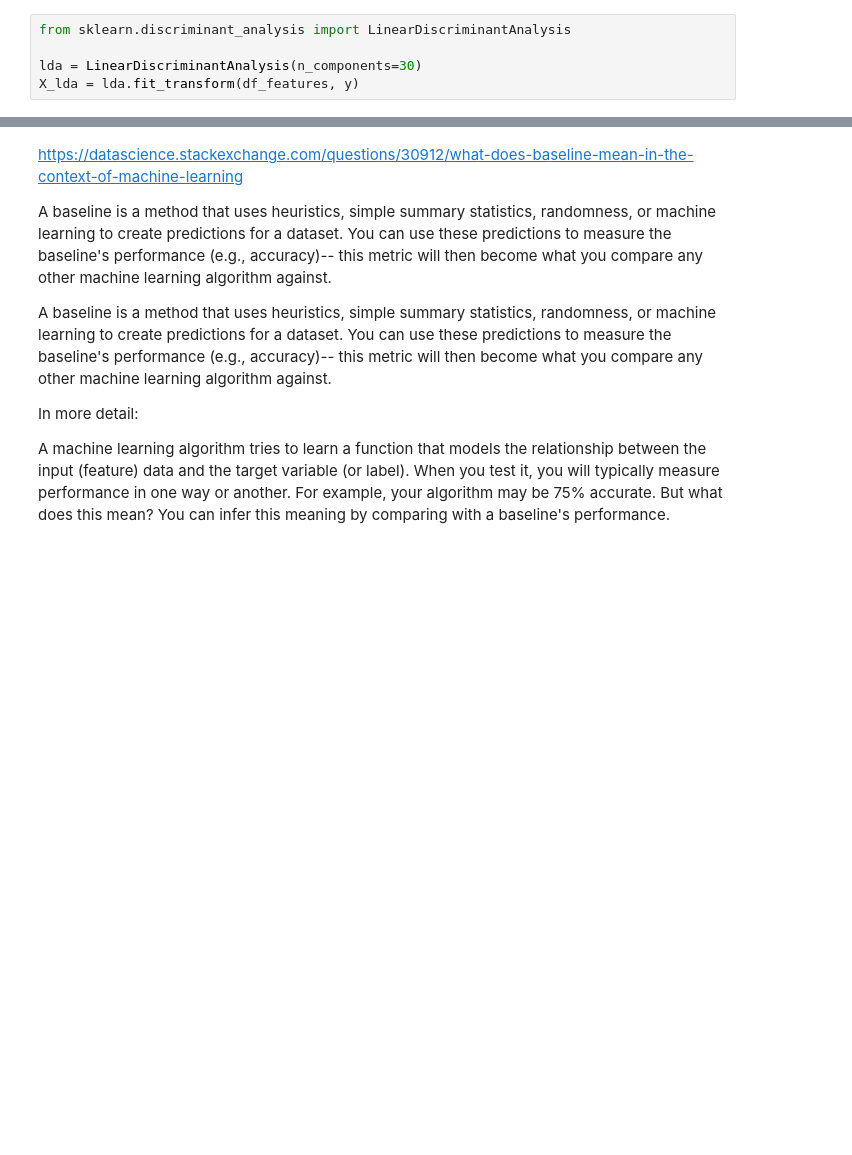
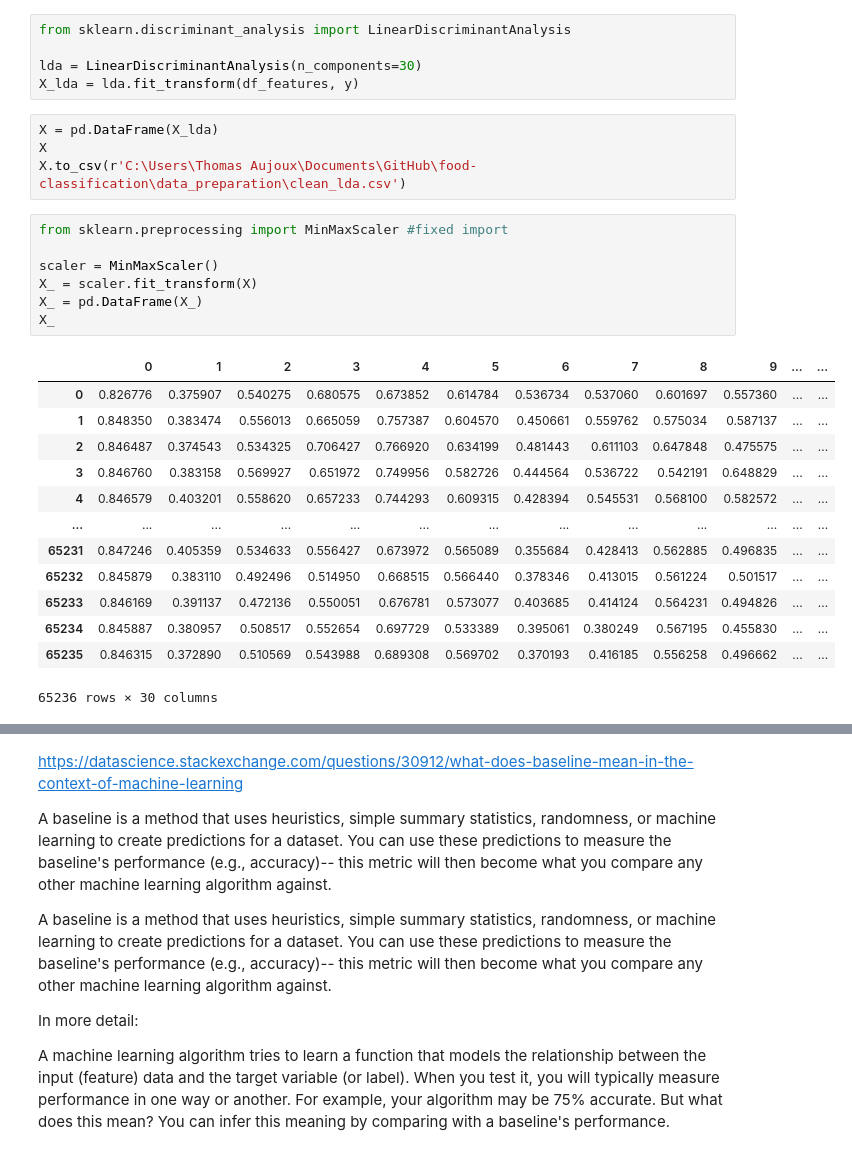
Before and after one commit to Thomasaujoux/food-classification, a Jupyter notebook: models/multinomial_naive_bayes.ipynb, the cells around one changed output, grey strips where cells are left out. Drawn from its saved outputs; the diff is of its cells as text; blank space fills up the shorter version.

```diff
--- a/models/multinomial_naive_bayes.ipynb
+++ b/models/multinomial_naive_bayes.ipynb
@@ -114,6 +130,31 @@ from sklearn.discriminant_analysis import LinearDiscriminantAnalysis
 
 lda = LinearDiscriminantAnalysis(n_components=30)
 X_lda = lda.fit_transform(df_features, y)
+# %%
+X = pd.DataFrame(X_lda)
+X
+X.to_csv(r'C:\Users\Thomas Aujoux\Documents\GitHub\food-classification\data_preparation\clean_lda.csv')
+# %%
+from sklearn.preprocessing import MinMaxScaler #fixed import
+
+scaler = MinMaxScaler()
+X_ = scaler.fit_transform(X)
+X_ = pd.DataFrame(X_)
+X_
+# %% [output]
+|  | 0 | 1 | 2 | 3 | 4 | 5 | 6 | 7 | 8 | 9 | ... | ... |
+| 0 | 0.826776 | 0.375907 | 0.540275 | 0.680575 | 0.673852 | 0.614784 | 0.536734 | 0.537060 | 0.601697 | 0.557360 | ... | ... |
+| 1 | 0.848350 | 0.383474 | 0.556013 | 0.665059 | 0.757387 | 0.604570 | 0.450661 | 0.559762 | 0.575034 | 0.587137 | ... | ... |
+| 2 | 0.846487 | 0.374543 | 0.534325 | 0.706427 | 0.766920 | 0.634199 | 0.481443 | 0.611103 | 0.647848 | 0.475575 | ... | ... |
+| 3 | 0.846760 | 0.383158 | 0.569927 | 0.651972 | 0.749956 | 0.582726 | 0.444564 | 0.536722 | 0.542191 | 0.648829 | ... | ... |
+| 4 | 0.846579 | 0.403201 | 0.558620 | 0.657233 | 0.744293 | 0.609315 | 0.428394 | 0.545531 | 0.568100 | 0.582572 | ... | ... |
+| ... | ... | ... | ... | ... | ... | ... | ... | ... | ... | ... | ... | ... |
+| 65231 | 0.847246 | 0.405359 | 0.534633 | 0.556427 | 0.673972 | 0.565089 | 0.355684 | 0.428413 | 0.562885 | 0.496835 | ... | ... |
+| 65232 | 0.845879 | 0.383110 | 0.492496 | 0.514950 | 0.668515 | 0.566440 | 0.378346 | 0.413015 | 0.561224 | 0.501517 | ... | ... |
+| 65233 | 0.846169 | 0.391137 | 0.472136 | 0.550051 | 0.676781 | 0.573077 | 0.403685 | 0.414124 | 0.564231 | 0.494826 | ... | ... |
+| 65234 | 0.845887 | 0.380957 | 0.508517 | 0.552654 | 0.697729 | 0.533389 | 0.395061 | 0.380249 | 0.567195 | 0.455830 | ... | ... |
+| 65235 | 0.846315 | 0.372890 | 0.510569 | 0.543988 | 0.689308 | 0.569702 | 0.370193 | 0.416185 | 0.556258 | 0.496662 | ... | ... |
+65236 rows × 30 columns
 # %%
 exp_var = sum(lda.explained_variance_ratio_ * 100)
 print('Variance explained:', exp_var)
```
Also changed, not shown: parts of 12 cells of this notebook, 1 other file.
